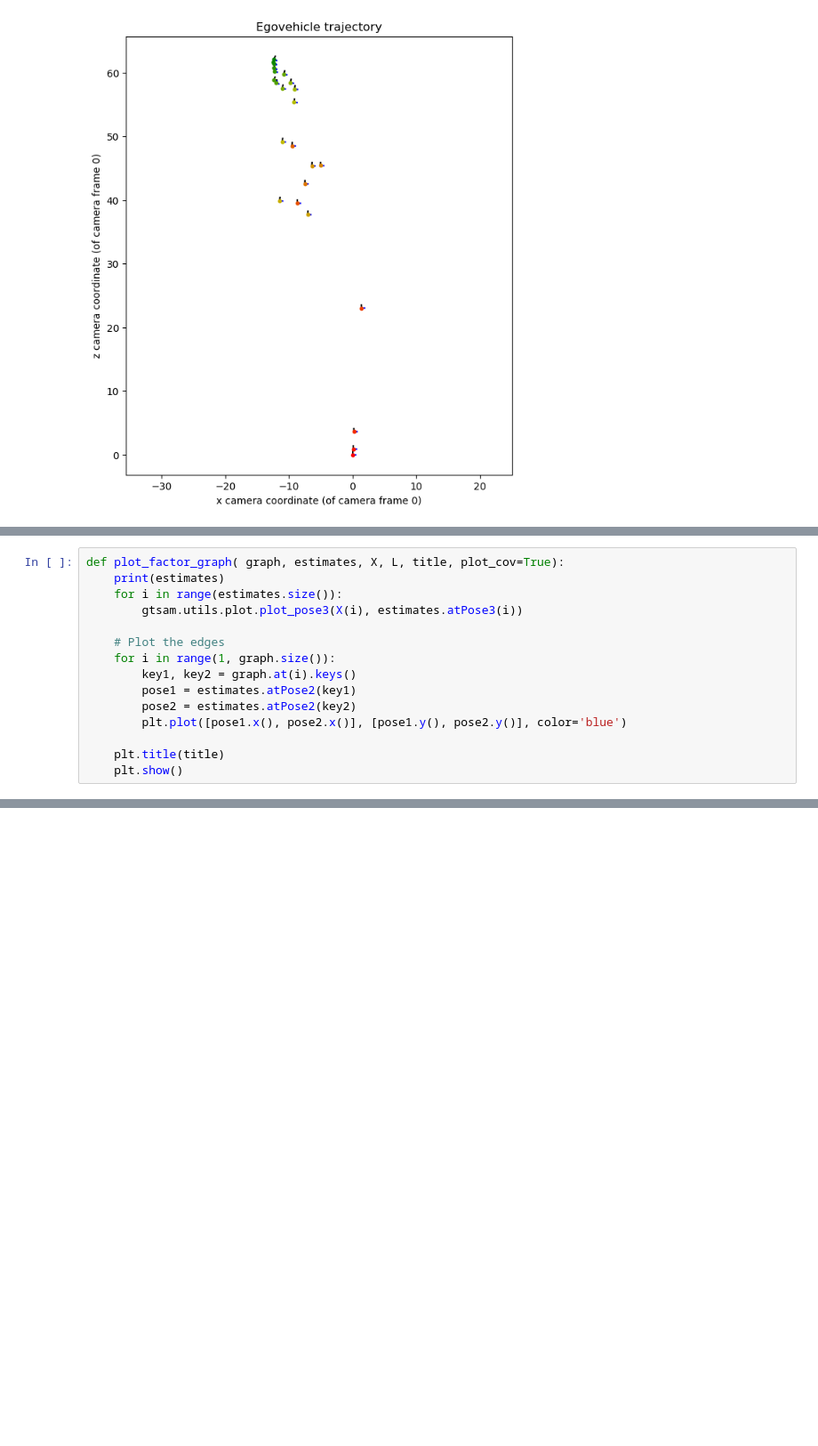
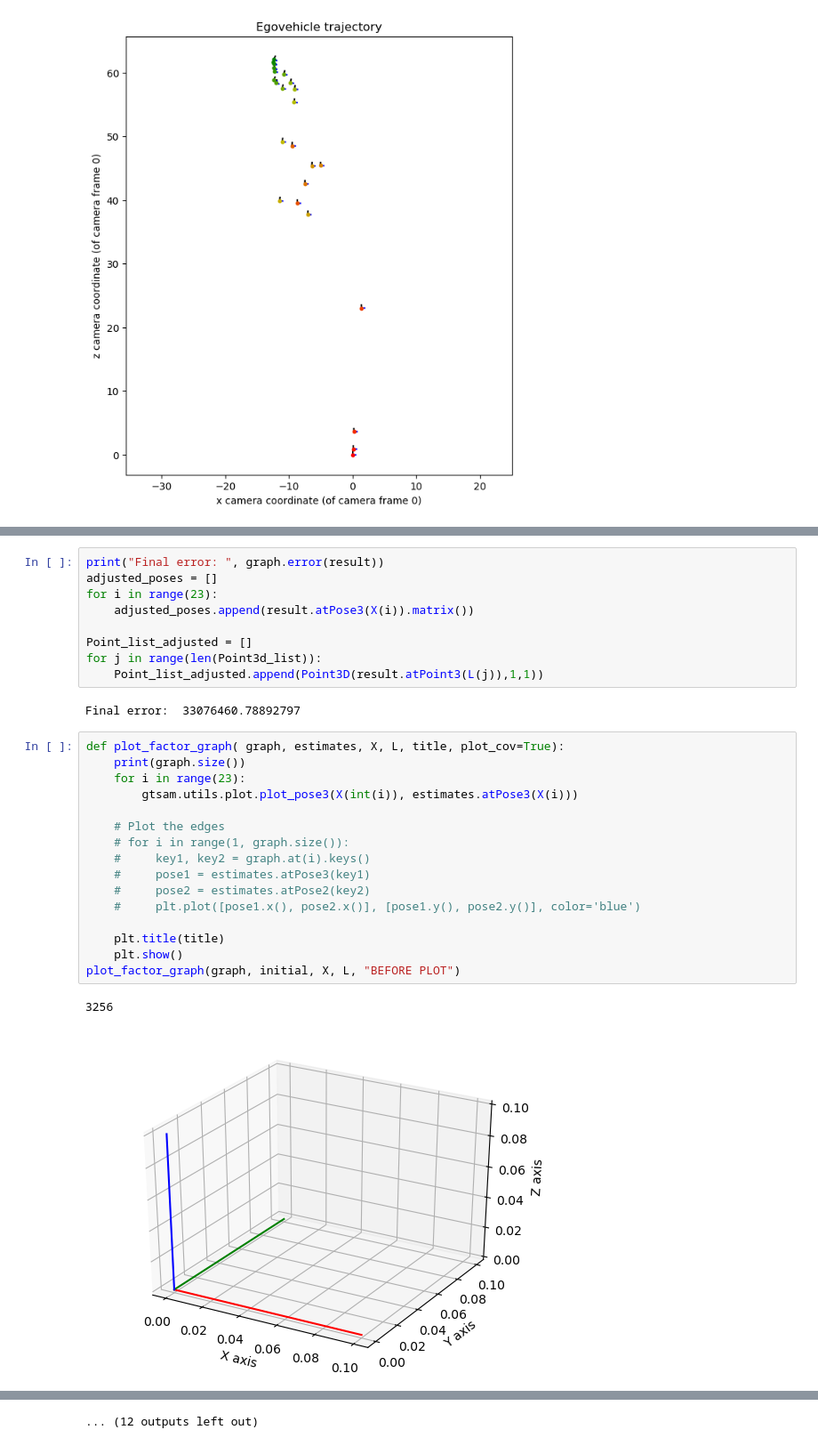
Before and after one commit to sasank98/Bundle-adjustment-on-Phone-images, a Jupyter notebook: Reconstruction.ipynb, the cells around one changed output, grey strips where cells are left out. Shown at 89% size. Drawn from its saved outputs; the diff is of its cells as text; blank space fills up the shorter version.

```diff
--- a/Reconstruction.ipynb
+++ b/Reconstruction.ipynb
@@ -838,15 +856,30 @@ does not include all of the variables.
+# %%
+print("Final error: ", graph.error(result))
+adjusted_poses = []
+for i in range(23):
+    adjusted_poses.append(result.atPose3(X(i)).matrix())
+
+Point_list_adjusted = []
+for j in range(len(Point3d_list)):
+    Point_list_adjusted.append(Point3D(result.atPoint3(L(j)),1,1))
+# %% [output]
+Final error:  33076460.78892797
 # %%
 def plot_factor_graph( graph, estimates, X, L, title, plot_cov=True):
-    print(estimates)
-    for i in range(estimates.size()):
-        gtsam.utils.plot.plot_pose3(X(i), estimates.atPose3(i))
+    print(graph.size())
+    for i in range(23):
+        gtsam.utils.plot.plot_pose3(X(int(i)), estimates.atPose3(X(i)))
 
     # Plot the edges
-    for i in range(1, graph.size()):
-        key1, key2 = graph.at(i).keys()
-        pose1 = estimates.atPose2(key1)
-        pose2 = estimates.atPose2(key2)
-        plt.plot([pose1.x(), pose2.x()], [pose1.y(), pose2.y()], color='blue')
+    # for i in range(1, graph.size()):
+    #     key1, key2 = graph.at(i).keys()
+    #     pose1 = estimates.atPose3(key1)
+    #     pose2 = estimates.atPose2(key2)
+    #     plt.plot([pose1.x(), pose2.x()], [pose1.y(), pose2.y()], color='blue')
 
     plt.title(title)
     plt.show()
+plot_factor_graph(graph, initial, X, L, "BEFORE PLOT")
+# %% [output]
+3256
+[figure, added]
@@ -852,0 +896 @@ def plot_factor_graph( graph, estimates, X, L, title, plot_cov=True):
+... (12 outputs left out)
```
Also changed, not shown: parts of 7 cells of this notebook.
